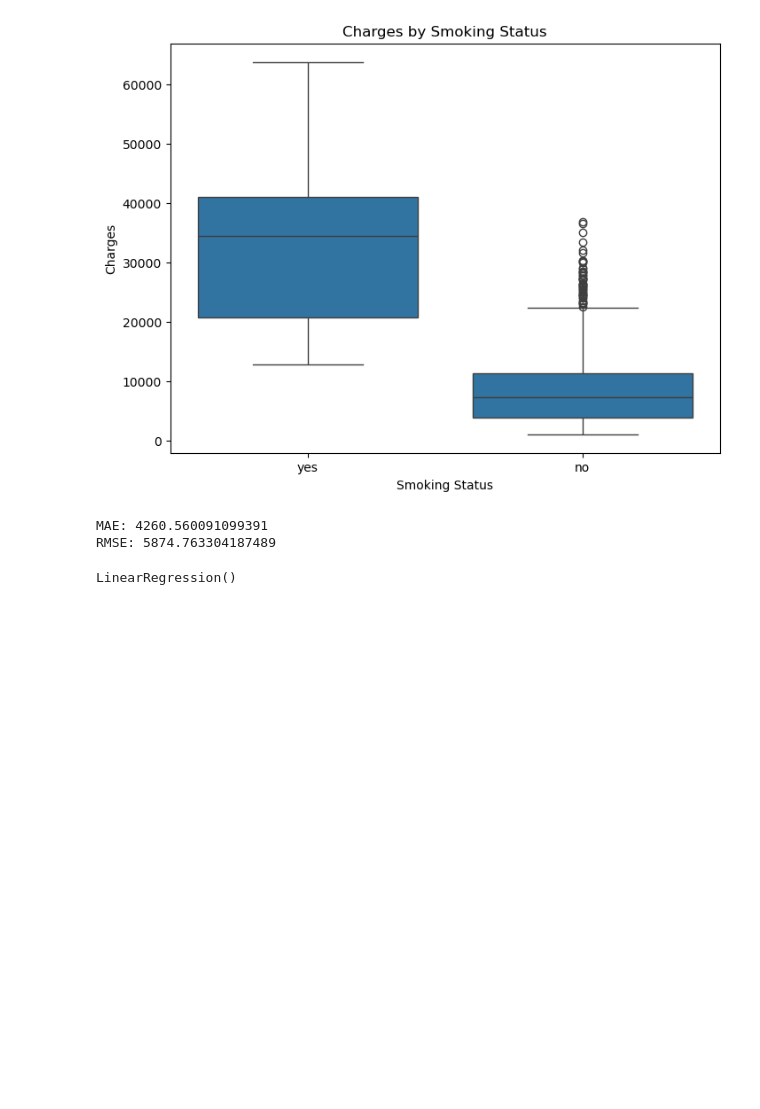
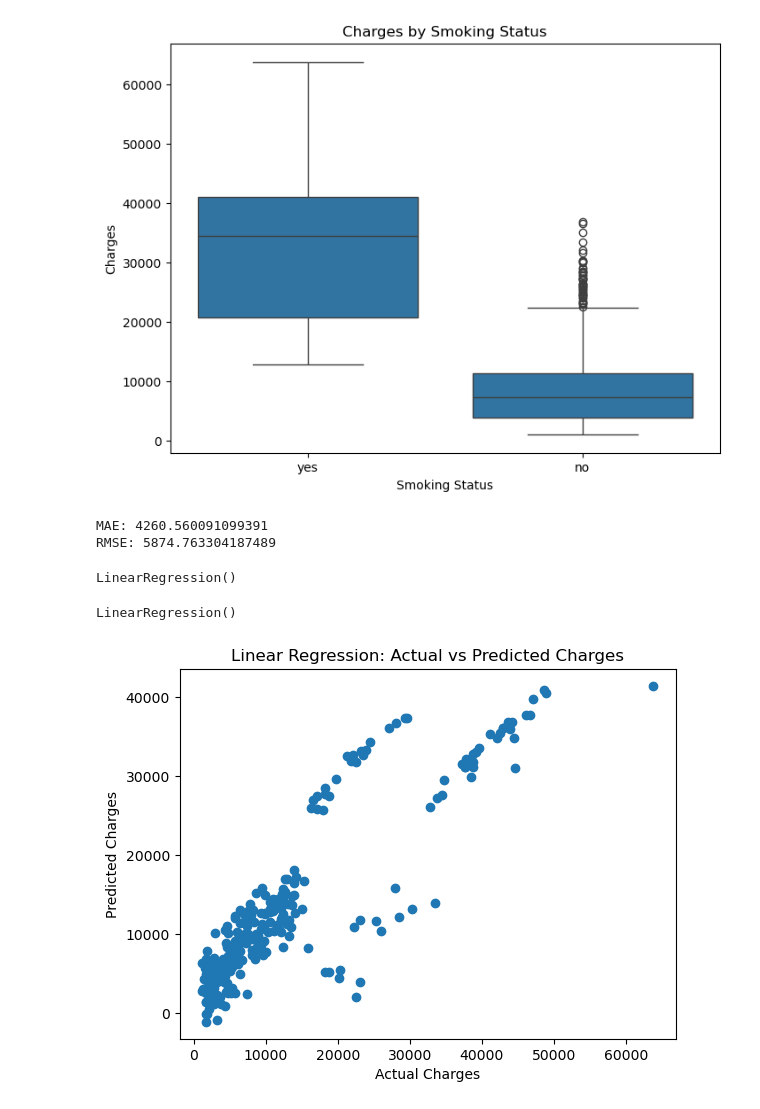
Before and after one commit to Basit409/Medical-Cost-Personal-Insurance, a Jupyter notebook: Medical cost Personal insurance.ipynb, the cells around one changed output. Drawn from its saved outputs; the diff is of its cells as text; code cells hidden in the pictures; blank space fills up the shorter version.

```diff
--- a/Medical cost Personal insurance.ipynb
+++ b/Medical cost Personal insurance.ipynb
@@ -123,0 +129,29 @@ LinearRegression()
+# %%
+df = pd.read_csv("insurance.csv")
+df = df.dropna()
+
+df['smoker'] = df['smoker'].map({'yes': 1, 'no': 0})
+df['sex'] = df['sex'].map({'male': 1, 'female': 0})
+
+X = df[['age', 'bmi', 'smoker']]
+y = df['charges']
+# %%
+X_train, X_test, y_train, y_test = train_test_split(
+    X, y, test_size=0.2, random_state=42
+)
+# %%
+model = LinearRegression()
+model.fit(X_train, y_train)
+# %% [output]
+LinearRegression()
+# %%
+y_pred = model.predict(X_test)
+# %%
+plt.figure()
+plt.scatter(y_test.values, y_pred)
+plt.xlabel("Actual Charges")
+plt.ylabel("Predicted Charges")
+plt.title("Linear Regression: Actual vs Predicted Charges")
+plt.show()
+# %% [output]
+[figure, added]
```
Also changed, not shown: parts of 2 cells of this notebook.
